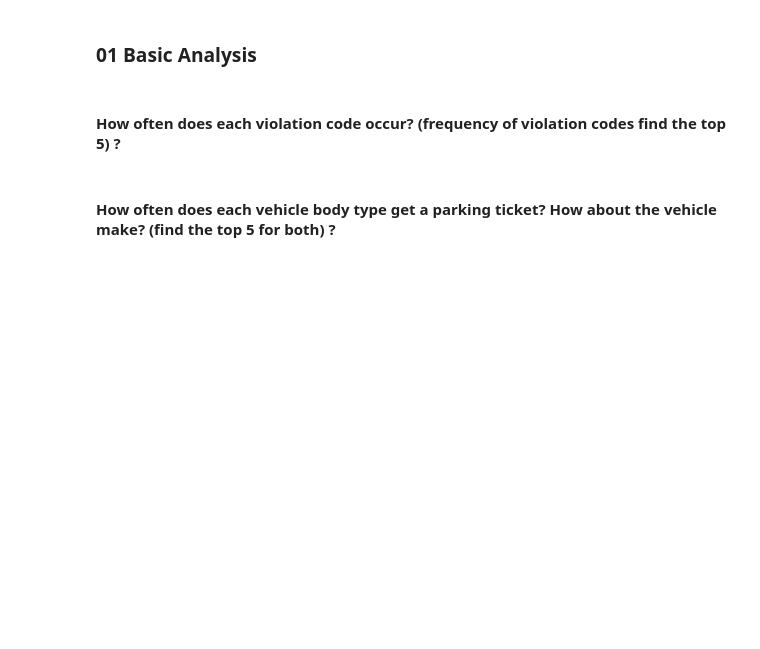
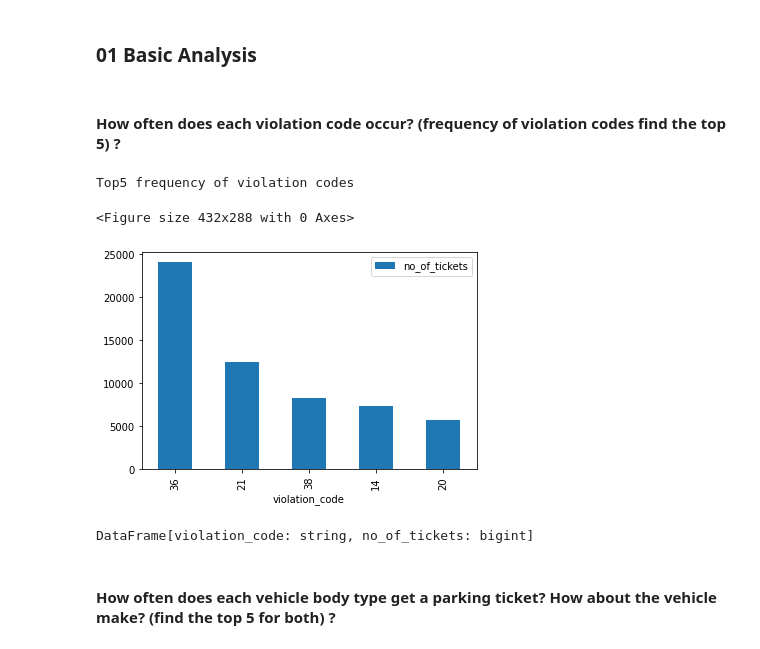
Before and after one commit to MTech-DA231-Project/NYC_Parking_Analysis, a Jupyter notebook: notebooks/nyc_parking_analysis.ipynb, the cells around one changed output. Cells and saved outputs as stored; diff of their text form; code cells hidden in the pictures; blank space fills up the shorter version.

```diff
--- a/notebooks/nyc_parking_analysis.ipynb
+++ b/notebooks/nyc_parking_analysis.ipynb
@@ -330,5 +330,13 @@ df.createOrReplaceTempView("NYCPV")
 ### 01 Basic Analysis
 # %% [markdown]
 #### **How often does each violation code occur? (frequency of violation codes find the top 5) ?**
+# %%
+print('Top5 frequency of violation codes')
+ba.violation_frequencey(df)
+# %% [output]
+Top5 frequency of violation codes
+<Figure size 432x288 with 0 Axes>
+[figure, added]
+DataFrame[violation_code: string, no_of_tickets: bigint]
 # %% [markdown]
 #### **How often does each vehicle body type get a parking ticket? How about the vehicle make? (find the top 5 for both) ?**
```
Also changed, not shown: parts of 1 cell of this notebook.
